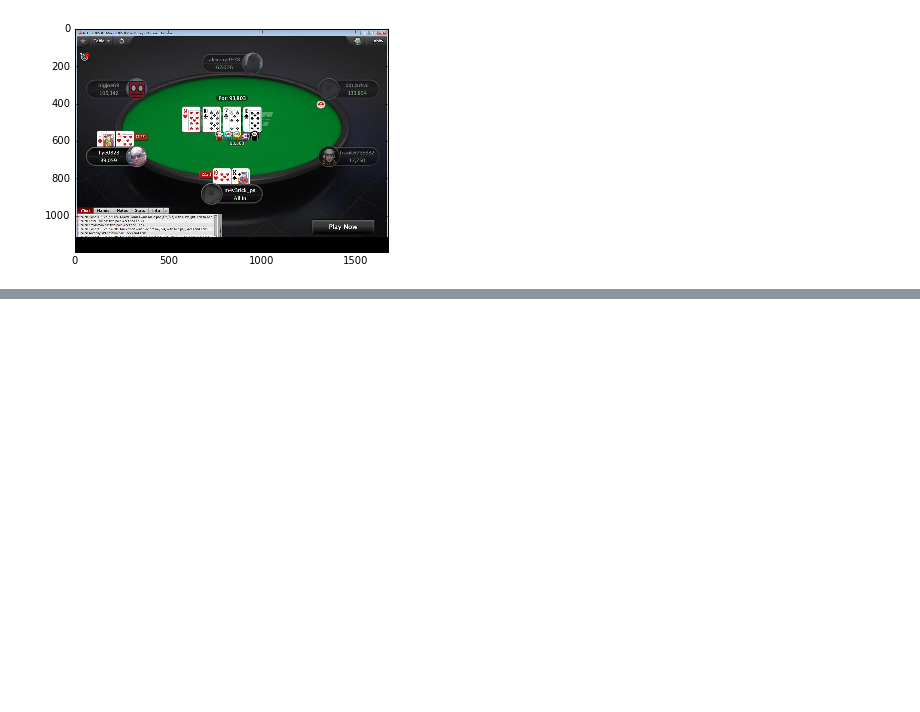
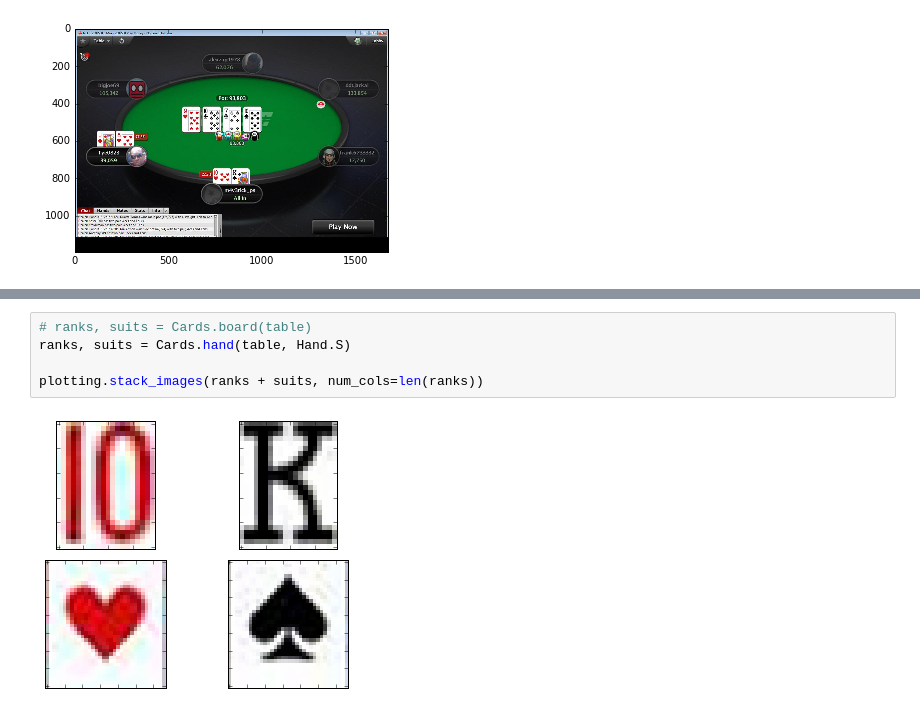
Before and after one commit to shuanat/pocker-bot, a Jupyter notebook: card_reader.ipynb, the cells around one changed output, grey strips where cells are left out. Drawn from its saved outputs; the diff is of its cells as text; blank space fills up the shorter version.

```diff
--- a/card_reader.ipynb
+++ b/card_reader.ipynb
@@ -108,0 +17,7 @@ plt.imshow(hand_6(table))
+# %%
+# ranks, suits = Cards.board(table)
+ranks, suits = Cards.hand(table, Hand.S)
+
+plotting.stack_images(ranks + suits, num_cols=len(ranks))
+# %% [output]
+[figure, added]
```
Also changed, not shown: parts of 2 cells of this notebook, 2 other files.
